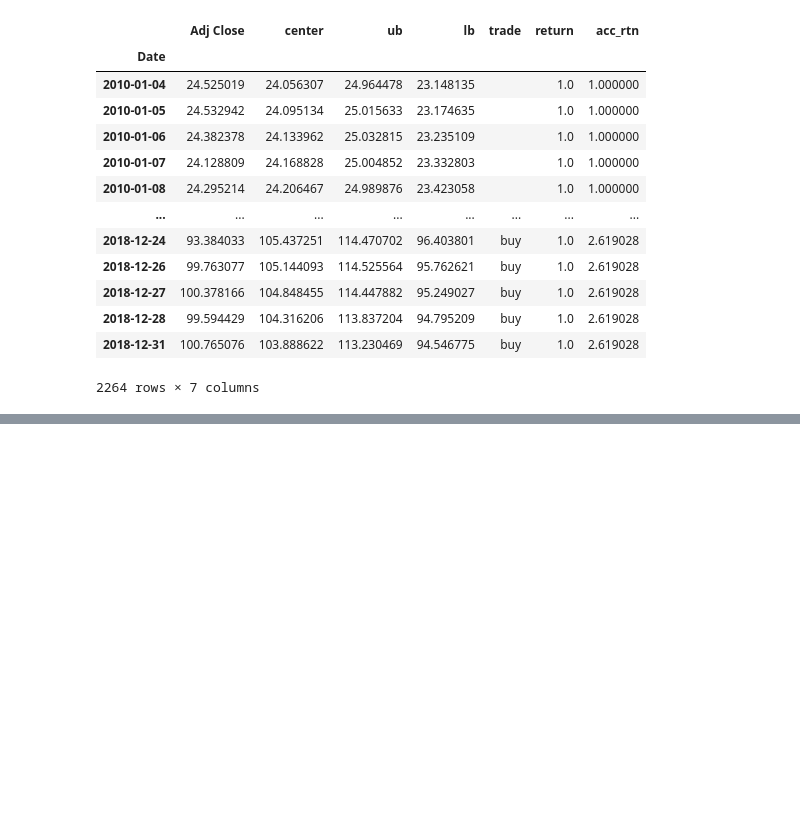
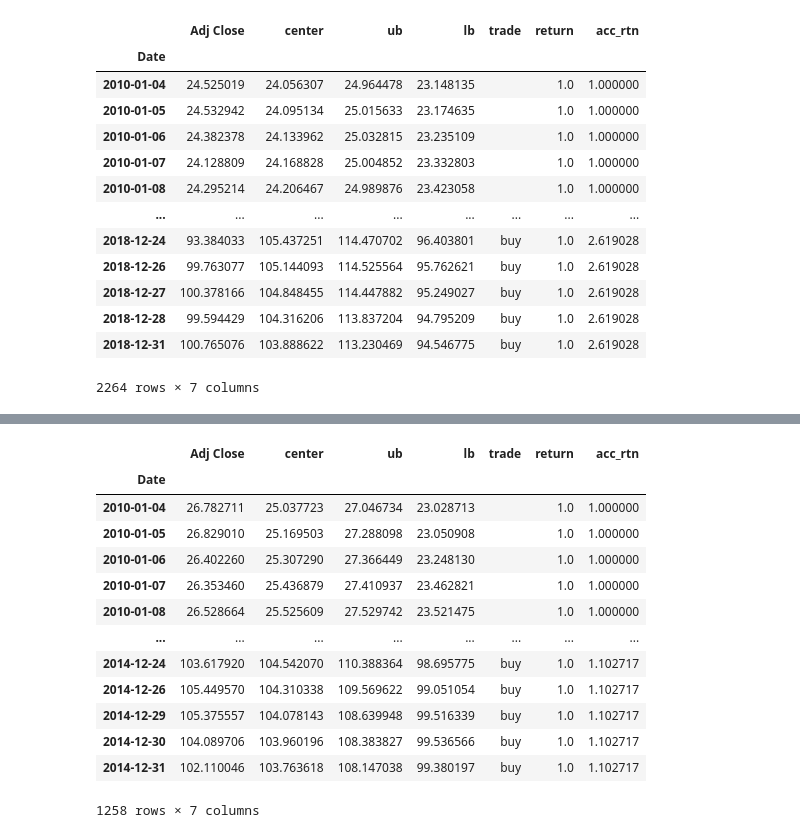
Before and after one commit to sejinhwang97ko/2023prac, a Jupyter notebook: 20230413/01_bollinger.ipynb, the cells around one changed output, grey strips where cells are left out. Cells and saved outputs as stored; diff of their text form; code cells hidden in the pictures; blank space fills up the shorter version.

```diff
--- a/20230413/01_bollinger.ipynb
+++ b/20230413/01_bollinger.ipynb
@@ -250,3 +250,8 @@ bg.func_3(price_df2)
 | 2018-12-28 | 99.594429 | 104.316206 | 113.837204 | 94.795209 | buy | 1.0 | 2.619028 |
 | 2018-12-31 | 100.765076 | 103.888622 | 113.230469 | 94.546775 | buy | 1.0 | 2.619028 |
 2264 rows × 7 columns
+# %%
+data = pd.read_csv("../csv/csv/AAPL.csv", index_col='Date')
+# %%
+# 클래스 생성
+a = bg.Invest(data, 'Adj Close')
@@ -252,0 +330,3 @@ bg.func_3(price_df2)
+# %%
+a.func_3()
+# %% [output]
@@ -252,0 +353,14 @@ bg.func_3(price_df2)
+|  | Adj Close | center | ub | lb | trade | return | acc_rtn |
+| Date |  |  |  |  |  |  |  |
+| 2010-01-04 | 26.782711 | 25.037723 | 27.046734 | 23.028713 |  | 1.0 | 1.000000 |
+| 2010-01-05 | 26.829010 | 25.169503 | 27.288098 | 23.050908 |  | 1.0 | 1.000000 |
+| 2010-01-06 | 26.402260 | 25.307290 | 27.366449 | 23.248130 |  | 1.0 | 1.000000 |
+| 2010-01-07 | 26.353460 | 25.436879 | 27.410937 | 23.462821 |  | 1.0 | 1.000000 |
+| 2010-01-08 | 26.528664 | 25.525609 | 27.529742 | 23.521475 |  | 1.0 | 1.000000 |
+| ... | ... | ... | ... | ... | ... | ... | ... |
+| 2014-12-24 | 103.617920 | 104.542070 | 110.388364 | 98.695775 | buy | 1.0 | 1.102717 |
+| 2014-12-26 | 105.449570 | 104.310338 | 109.569622 | 99.051054 | buy | 1.0 | 1.102717 |
+| 2014-12-29 | 105.375557 | 104.078143 | 108.639948 | 99.516339 | buy | 1.0 | 1.102717 |
+| 2014-12-30 | 104.089706 | 103.960196 | 108.383827 | 99.536566 | buy | 1.0 | 1.102717 |
+| 2014-12-31 | 102.110046 | 103.763618 | 108.147038 | 99.380197 | buy | 1.0 | 1.102717 |
+1258 rows × 7 columns
```
Also changed, not shown: parts of 7 cells of this notebook, 1 other file.
